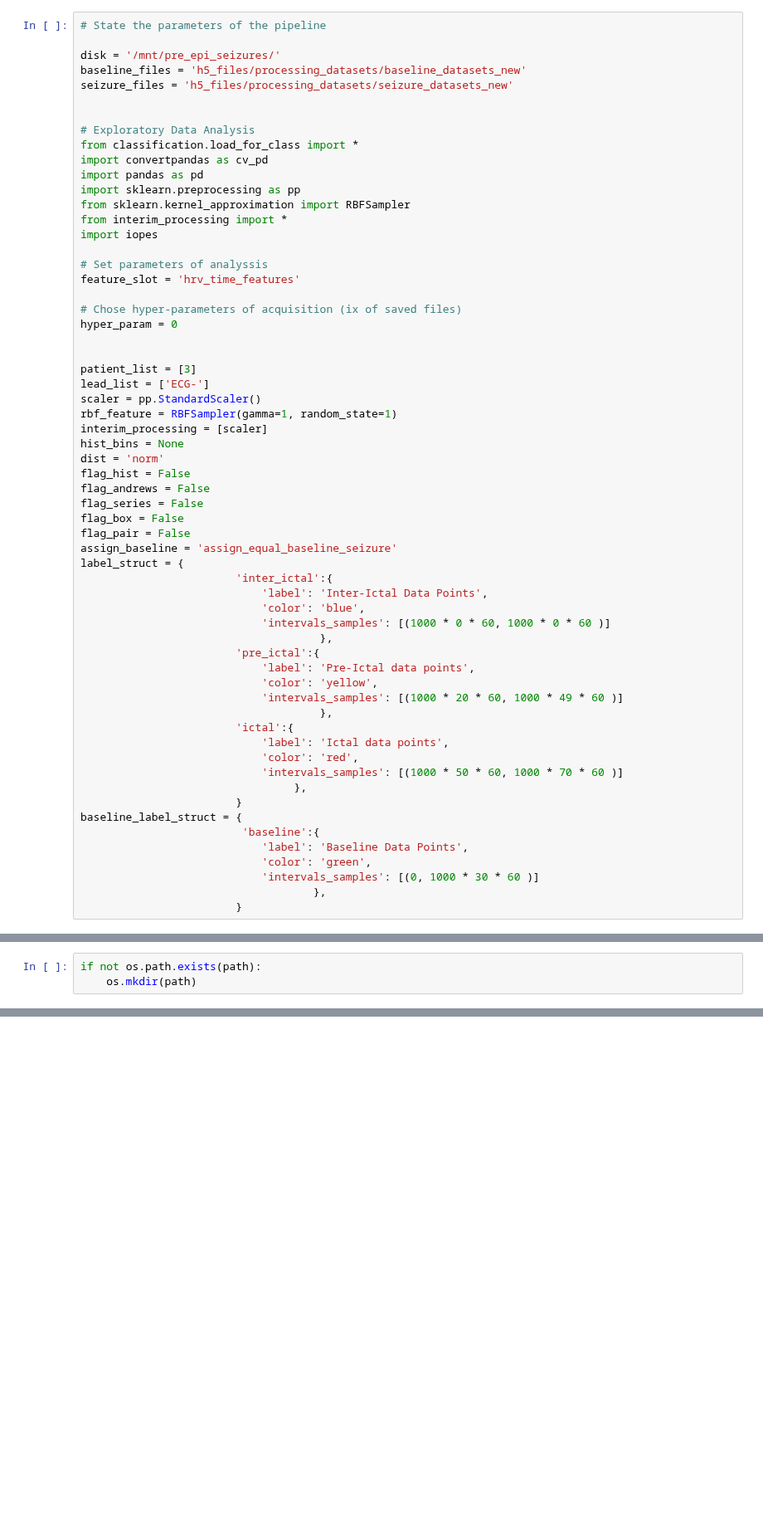
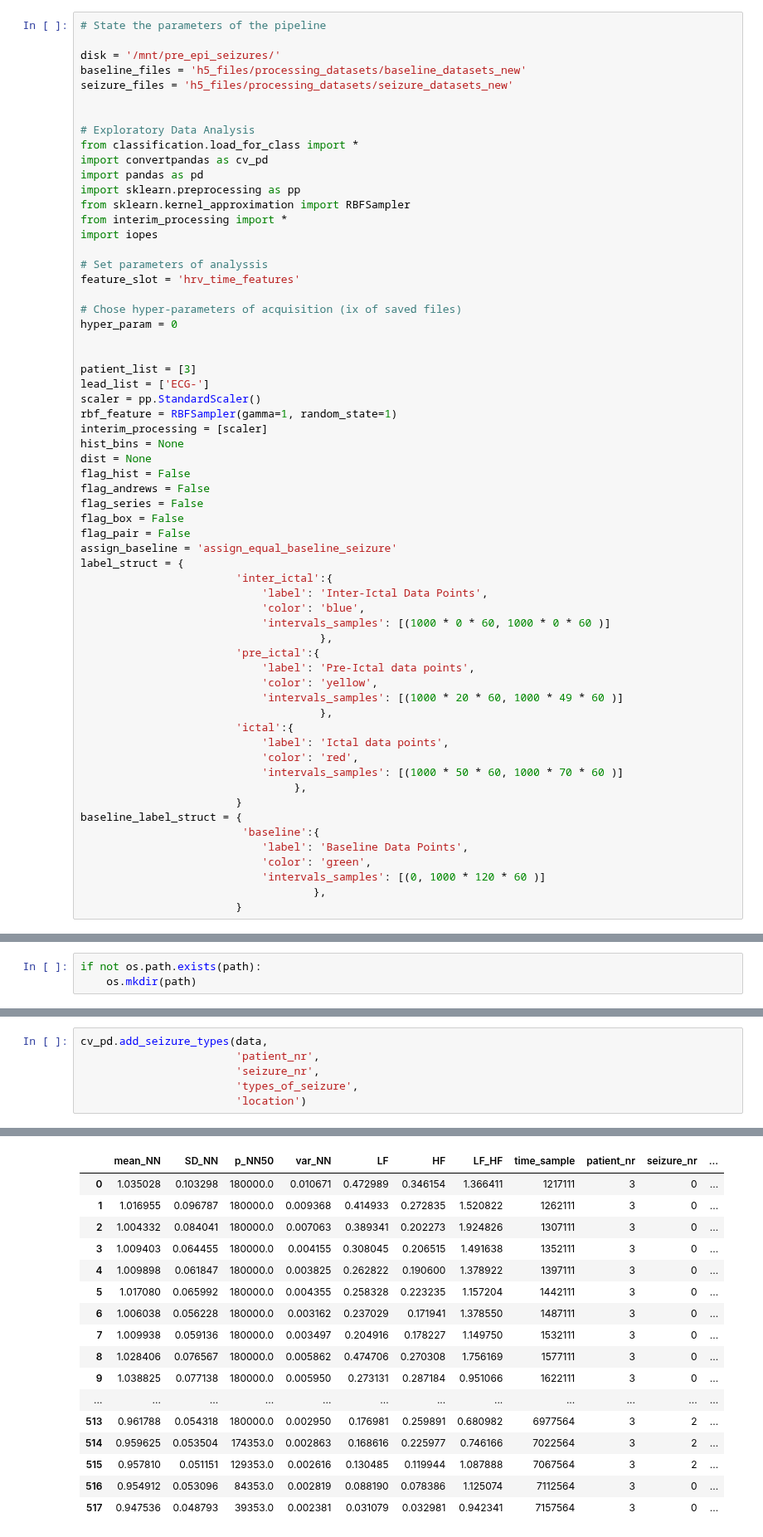
Before and after one commit to yinxiaojing1/pre_epi_seizures, a Jupyter notebook: pre_epi_seizures/EDA.ipynb, the cells around one changed output, grey strips where cells are left out. Shown at 83% size. Drawn from its saved outputs; the diff is of its cells as text; blank space fills up the shorter version.

```diff
--- a/pre_epi_seizures/EDA.ipynb
+++ b/pre_epi_seizures/EDA.ipynb
@@ -28,7 +28,7 @@ scaler = pp.StandardScaler()
 rbf_feature = RBFSampler(gamma=1, random_state=1)
 interim_processing = [scaler]
 hist_bins = None
-dist = 'norm'
+dist = None
 flag_hist = False
 flag_andrews = False
 flag_series = False
@@ -56,7 +56,7 @@ baseline_label_struct = {
                          'baseline':{
                             'label': 'Baseline Data Points',
                             'color': 'green',
-                            'intervals_samples': [(0, 1000 * 30 * 60 )]
+                            'intervals_samples': [(0, 1000 * 120 * 60 )]
                                     },
                         }
 # %%
@@ -231,0 +226,7 @@ changing ix
+# %%
+cv_pd.add_seizure_types(data,
+                        'patient_nr',
+                        'seizure_nr',
+                        'types_of_seizure',
+                        'location')
+# %% [output]
@@ -231,0 +237,17 @@ changing ix
+|  | mean_NN | SD_NN | p_NN50 | var_NN | LF | HF | LF_HF | time_sample | patient_nr | seizure_nr | ... |
+| 0 | 1.035028 | 0.103298 | 180000.0 | 0.010671 | 0.472989 | 0.346154 | 1.366411 | 1217111 | 3 | 0 | ... |
+| 1 | 1.016955 | 0.096787 | 180000.0 | 0.009368 | 0.414933 | 0.272835 | 1.520822 | 1262111 | 3 | 0 | ... |
+| 2 | 1.004332 | 0.084041 | 180000.0 | 0.007063 | 0.389341 | 0.202273 | 1.924826 | 1307111 | 3 | 0 | ... |
+| 3 | 1.009403 | 0.064455 | 180000.0 | 0.004155 | 0.308045 | 0.206515 | 1.491638 | 1352111 | 3 | 0 | ... |
+| 4 | 1.009898 | 0.061847 | 180000.0 | 0.003825 | 0.262822 | 0.190600 | 1.378922 | 1397111 | 3 | 0 | ... |
+| 5 | 1.017080 | 0.065992 | 180000.0 | 0.004355 | 0.258328 | 0.223235 | 1.157204 | 1442111 | 3 | 0 | ... |
+| 6 | 1.006038 | 0.056228 | 180000.0 | 0.003162 | 0.237029 | 0.171941 | 1.378550 | 1487111 | 3 | 0 | ... |
+| 7 | 1.009938 | 0.059136 | 180000.0 | 0.003497 | 0.204916 | 0.178227 | 1.149750 | 1532111 | 3 | 0 | ... |
+| 8 | 1.028406 | 0.076567 | 180000.0 | 0.005862 | 0.474706 | 0.270308 | 1.756169 | 1577111 | 3 | 0 | ... |
+| 9 | 1.038825 | 0.077138 | 180000.0 | 0.005950 | 0.273131 | 0.287184 | 0.951066 | 1622111 | 3 | 0 | ... |
+| ... | ... | ... | ... | ... | ... | ... | ... | ... | ... | ... | ... |
+| 513 | 0.961788 | 0.054318 | 180000.0 | 0.002950 | 0.176981 | 0.259891 | 0.680982 | 6977564 | 3 | 2 | ... |
+| 514 | 0.959625 | 0.053504 | 174353.0 | 0.002863 | 0.168616 | 0.225977 | 0.746166 | 7022564 | 3 | 2 | ... |
+| 515 | 0.957810 | 0.051151 | 129353.0 | 0.002616 | 0.130485 | 0.119944 | 1.087888 | 7067564 | 3 | 2 | ... |
+| 516 | 0.954912 | 0.053096 | 84353.0 | 0.002819 | 0.088190 | 0.078386 | 1.125074 | 7112564 | 3 | 0 | ... |
+| 517 | 0.947536 | 0.048793 | 39353.0 | 0.002381 | 0.031079 | 0.032981 | 0.942341 | 7157564 | 3 | 0 | ... |
```
Also changed, not shown: parts of 24 cells of this notebook, 8 other files.
